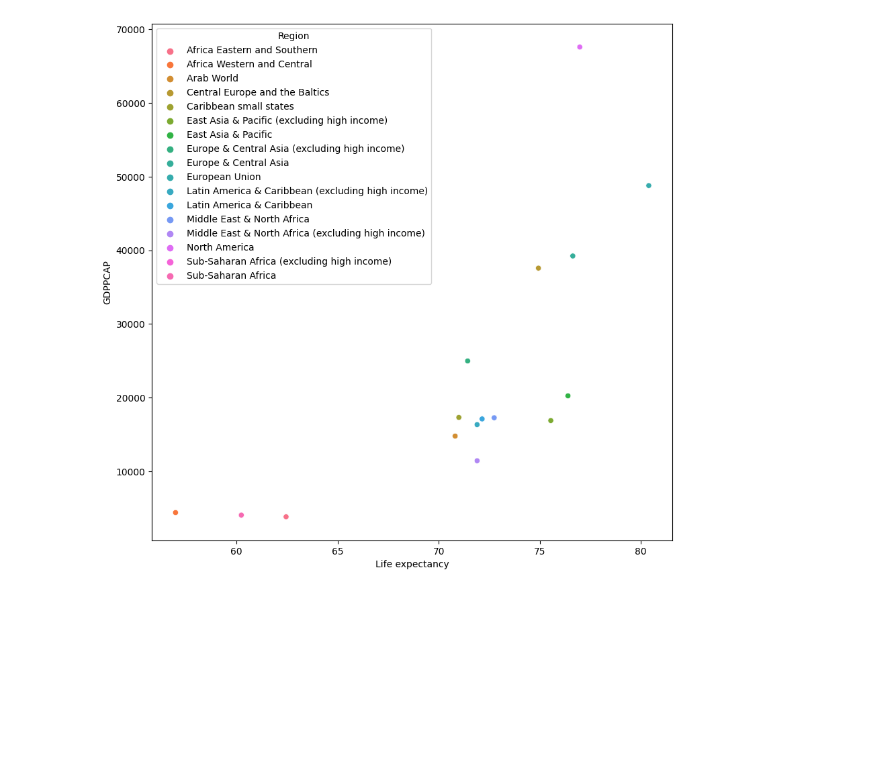
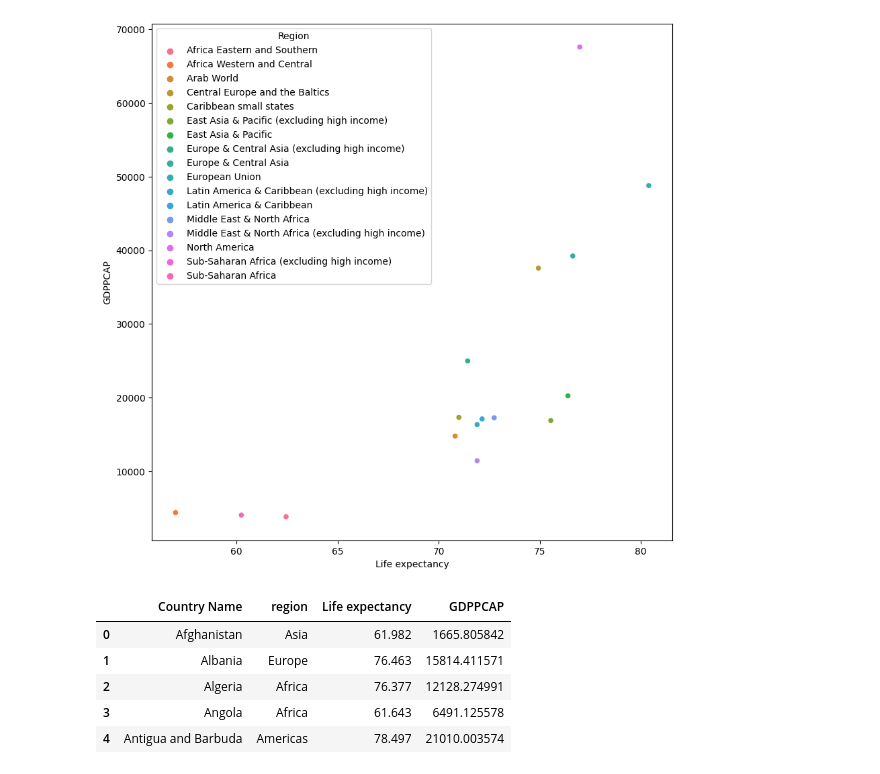
Before and after one commit to varjakm/Andmetehnika_projekt, a Jupyter notebook: projekt.ipynb, the cells around one changed output. Saved outputs shown, nothing was run; the diff lists cells and outputs as text; code cells hidden in the pictures; blank space fills up the shorter version.

```diff
--- a/projekt.ipynb
+++ b/projekt.ipynb
@@ -360,0 +379,10 @@ sns.scatterplot(data=life_expectancy_GDPCAP_df, x='Life expectancy', y='GDPPCAP'
+# %%
+df_lifeexp_gdpcap_2021=df_lifeexp_2021.merge(df_gdppcap_2021, on='Country Name', how='inner')
+df_lifeexp_gdpcap_2021.head()
+# %% [output]
+|  | Country Name | region | Life expectancy | GDPPCAP |
+| 0 | Afghanistan | Asia | 61.982 | 1665.805842 |
+| 1 | Albania | Europe | 76.463 | 15814.411571 |
+| 2 | Algeria | Africa | 76.377 | 12128.274991 |
+| 3 | Angola | Africa | 61.643 | 6491.125578 |
+| 4 | Antigua and Barbuda | Americas | 78.497 | 21010.003574 |
```
Also changed, not shown: parts of 4 cells of this notebook.
